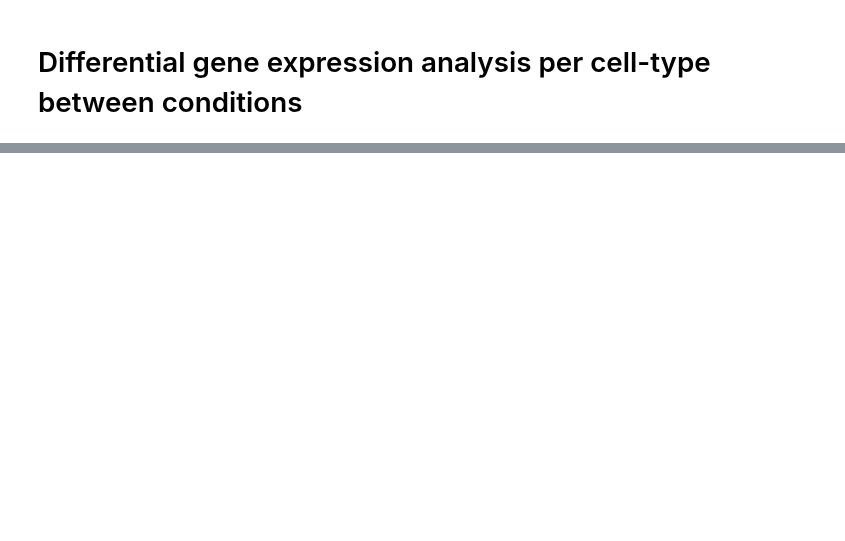
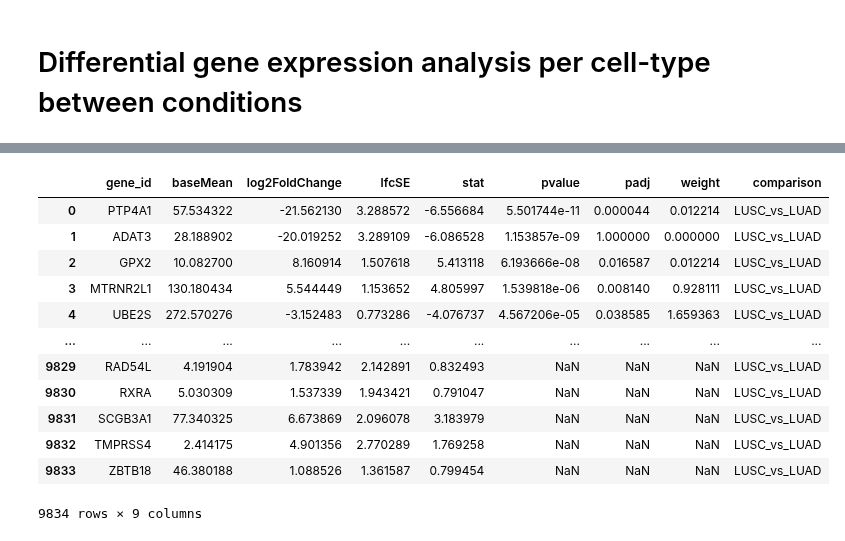
Before and after one commit to icbi-lab/atlas_protocol, a Jupyter notebook: docs/notebooks/06_differential_expression.ipynb, the cells around one changed output, grey strips where cells are left out. Saved outputs shown, nothing was run; the diff lists cells and outputs as text; code cells hidden in the pictures; blank space fills up the shorter version.

```diff
--- a/docs/notebooks/06_differential_expression.ipynb
+++ b/docs/notebooks/06_differential_expression.ipynb
@@ -113,0 +190,16 @@ KeyboardInterrupt:
+# %%
+df
+# %% [output]
+|  | gene_id | baseMean | log2FoldChange | lfcSE | stat | pvalue | padj | weight | comparison |
+| 0 | PTP4A1 | 57.534322 | -21.562130 | 3.288572 | -6.556684 | 5.501744e-11 | 0.000044 | 0.012214 | LUSC_vs_LUAD |
+| 1 | ADAT3 | 28.188902 | -20.019252 | 3.289109 | -6.086528 | 1.153857e-09 | 1.000000 | 0.000000 | LUSC_vs_LUAD |
+| 2 | GPX2 | 10.082700 | 8.160914 | 1.507618 | 5.413118 | 6.193666e-08 | 0.016587 | 0.012214 | LUSC_vs_LUAD |
+| 3 | MTRNR2L1 | 130.180434 | 5.544449 | 1.153652 | 4.805997 | 1.539818e-06 | 0.008140 | 0.928111 | LUSC_vs_LUAD |
+| 4 | UBE2S | 272.570276 | -3.152483 | 0.773286 | -4.076737 | 4.567206e-05 | 0.038585 | 1.659363 | LUSC_vs_LUAD |
+| ... | ... | ... | ... | ... | ... | ... | ... | ... | ... |
+| 9829 | RAD54L | 4.191904 | 1.783942 | 2.142891 | 0.832493 | NaN | NaN | NaN | LUSC_vs_LUAD |
+| 9830 | RXRA | 5.030309 | 1.537339 | 1.943421 | 0.791047 | NaN | NaN | NaN | LUSC_vs_LUAD |
+| 9831 | SCGB3A1 | 77.340325 | 6.673869 | 2.096078 | 3.183979 | NaN | NaN | NaN | LUSC_vs_LUAD |
+| 9832 | TMPRSS4 | 2.414175 | 4.901356 | 2.770289 | 1.769258 | NaN | NaN | NaN | LUSC_vs_LUAD |
+| 9833 | ZBTB18 | 46.380188 | 1.088526 | 1.361587 | 0.799454 | NaN | NaN | NaN | LUSC_vs_LUAD |
+9834 rows × 9 columns
```
Also changed, not shown: parts of 29 cells of this notebook, 1 other file.
